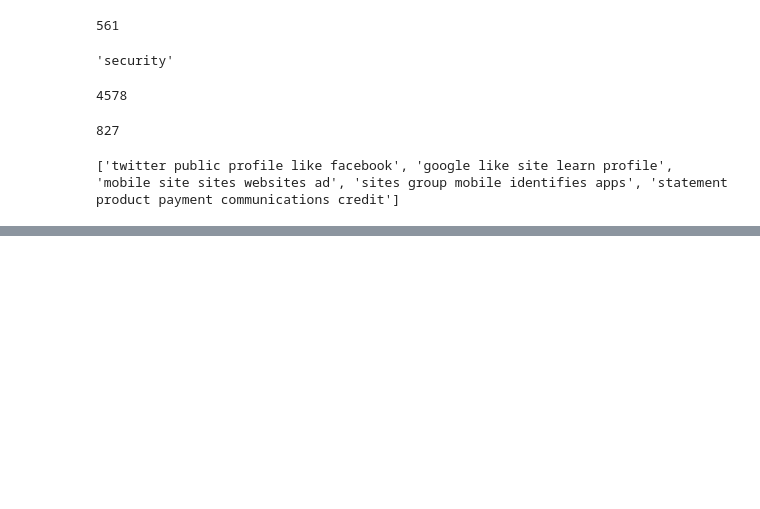
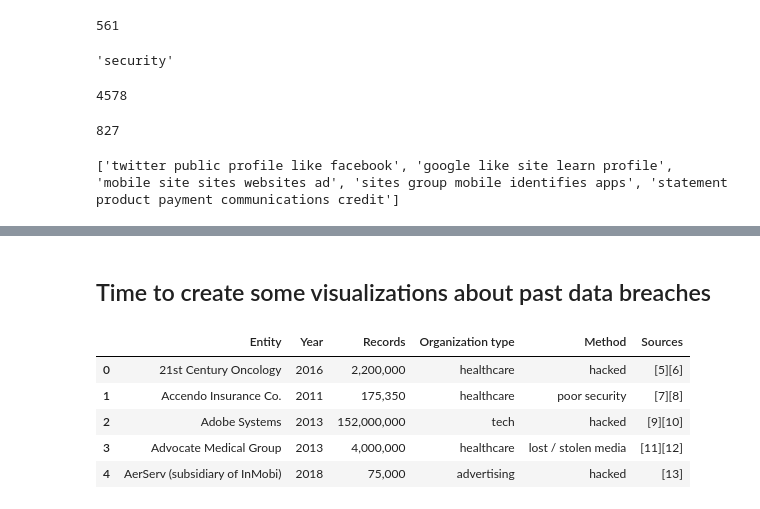
Before and after one commit to spoofmail/machine-learning-model, a Jupyter notebook: spoof_mail_exploration.ipynb, the cells around one changed output, grey strips where cells are left out. Drawn from its saved outputs; the diff is of its cells as text; code cells hidden in the pictures; blank space fills up the shorter version.

```diff
--- a/spoof_mail_exploration.ipynb
+++ b/spoof_mail_exploration.ipynb
@@ -427,3 +429,5 @@ topic
 388       4  0.266978       world
 
 [1104 rows x 3 columns], R=30, lambda_step=0.01, plot_opts={'xlab': 'PC1', 'ylab': 'PC2'}, topic_order=[3, 1, 5, 2, 4])
+# %% [markdown]
+## Time to create some visualizations about past data breaches
@@ -429,0 +436,10 @@ topic
+# %%
+breach_df = pd.read_csv("table-1.csv", sep=",")
+breach_df.head()
+# %% [output]
+|  | Entity | Year | Records | Organization type | Method | Sources |
+| 0 | 21st Century Oncology | 2016 | 2,200,000 | healthcare | hacked | [5][6] |
+| 1 | Accendo Insurance Co. | 2011 | 175,350 | healthcare | poor security | [7][8] |
+| 2 | Adobe Systems | 2013 | 152,000,000 | tech | hacked | [9][10] |
+| 3 | Advocate Medical Group | 2013 | 4,000,000 | healthcare | lost / stolen media | [11][12] |
+| 4 | AerServ (subsidiary of InMobi) | 2018 | 75,000 | advertising | hacked | [13] |
```
Also changed, not shown: parts of 30 cells of this notebook, 2 other files.
